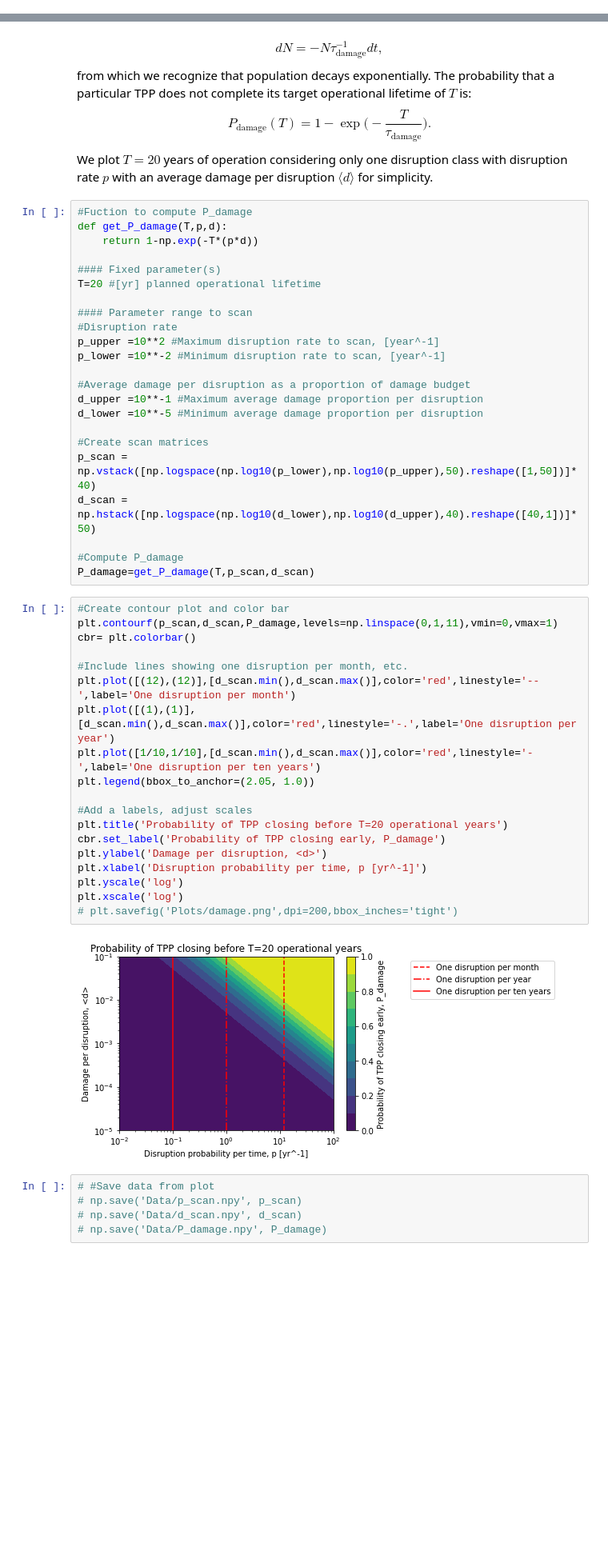
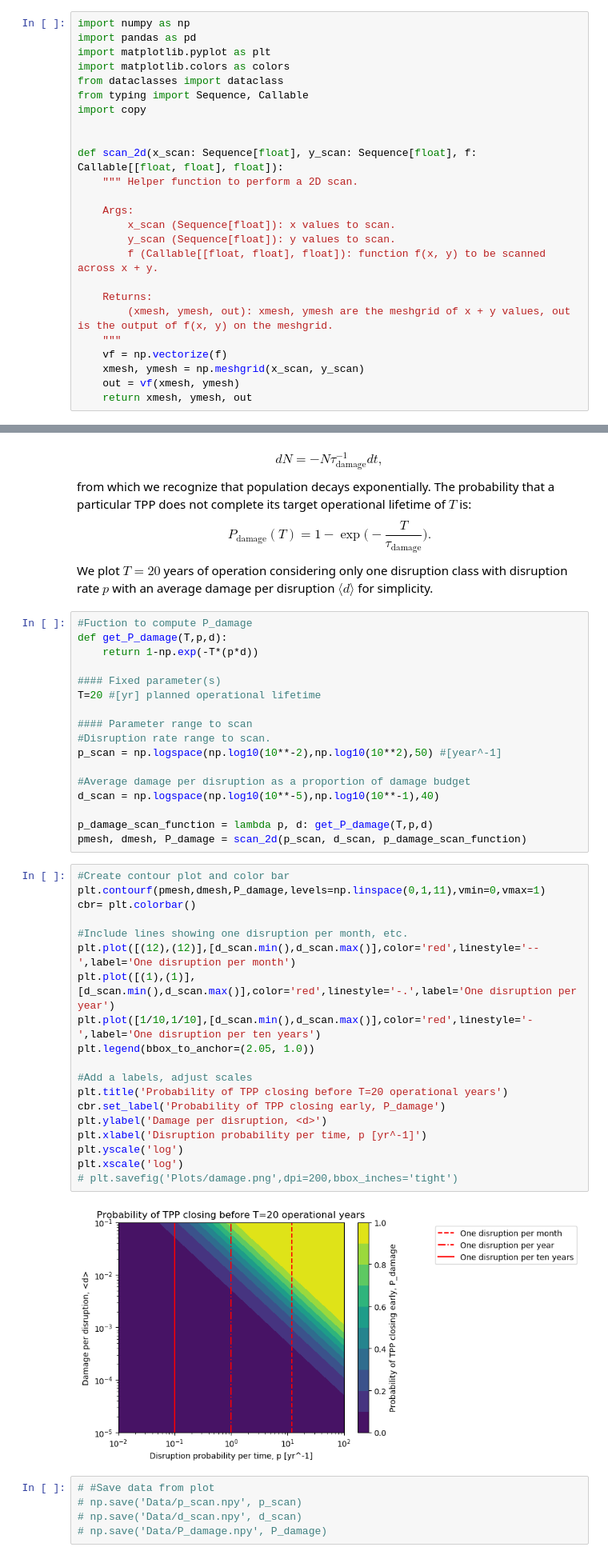
Before and after one commit to andrew-maris/disruptions-tokamak-economics, a Jupyter notebook: model_plots_data.ipynb, the cells around one changed output, grey strips where cells are left out. Shown at 80% size. Drawn from its saved outputs; the diff is of its cells as text; blank space fills up the shorter version.

Commit message:
Notebook cleanup by adopting meshgrid pattern and usage of generic scan function

```diff
--- a/model_plots_data.ipynb
+++ b/model_plots_data.ipynb
@@ -16,3 +11,28 @@ import matplotlib.colors as colors
+# %%
+import numpy as np
+import pandas as pd
+import matplotlib.pyplot as plt
+import matplotlib.colors as colors
+from dataclasses import dataclass
+from typing import Sequence, Callable
+import copy
+
+
+def scan_2d(x_scan: Sequence[float], y_scan: Sequence[float], f: Callable[[float, float], float]):
+    """ Helper function to perform a 2D scan.
+
+    Args:
+        x_scan (Sequence[float]): x values to scan.
+        y_scan (Sequence[float]): y values to scan.
+        f (Callable[[float, float], float]): function f(x, y) to be scanned across x + y.
+
+    Returns:
+        (xmesh, ymesh, out): xmesh, ymesh are the meshgrid of x + y values, out is the output of f(x, y) on the meshgrid.
+    """
+    vf = np.vectorize(f)
+    xmesh, ymesh = np.meshgrid(x_scan, y_scan)
+    out = vf(xmesh, ymesh)
+    return xmesh, ymesh, out
 # %% [markdown]
 # Section IV.B: Reduced electricity production from accumulated damage
 
@@ -42,41 +62,35 @@ def get_P_damage(T,p,d):
 T=20 #[yr] planned operational lifetime
 
 #### Parameter range to scan
-#Disruption rate
-p_upper =10**2 #Maximum disruption rate to scan, [year^-1]
-p_lower =10**-2 #Minimum disruption rate to scan, [year^-1]
+#Disruption rate range to scan.
+p_scan = np.logspace(np.log10(10**-2),np.log10(10**2),50) #[year^-1]
 
 #Average damage per disruption as a proportion of damage budget
-d_upper =10**-1 #Maximum average damage proportion per disruption
-d_lower =10**-5 #Minimum average damage proportion per disruption
+d_scan = np.logspace(np.log10(10**-5),np.log10(10**-1),40)
 
-#Create scan matrices
-p_scan = np.vstack([np.logspace(np.log10(p_lower),np.log10(p_upper),50).reshape([1,50])]*40)
-d_scan = np.hstack([np.logspace(np.log10(d_lower),np.log10(d_upper),40).reshape([40,1])]*50)
-
-#Compute P_damage
-P_damage=get_P_damage(T,p_scan,d_scan)
+p_damage_scan_function = lambda p, d: get_P_damage(T,p,d)
+pmesh, dmesh, P_damage = scan_2d(p_scan, d_scan, p_damage_scan_function)
 # %%
 #Create contour plot and color bar
-plt.contourf(p_scan,d_scan,P_damage,levels=np.linspace(0,1,11),vmin=0,vmax=1)
+plt.contourf(pmesh,dmesh,P_damage,levels=np.linspace(0,1,11),vmin=0,vmax=1)
 cbr= plt.colorbar()
 
 #Include lines showing one disruption per month, etc.
 plt.plot([(12),(12)],[d_scan.min(),d_scan.max()],color='red',linestyle='--',label='One disruption per month')
 plt.plot([(1),(1)],[d_scan.min(),d_scan.max()],color='red',linestyle='-.',label='One disruption per year')
 plt.plot([1/10,1/10],[d_scan.min(),d_scan.max()],color='red',linestyle='-',label='One disruption per ten years')
 plt.legend(bbox_to_anchor=(2.05, 1.0))
 
 #Add a labels, adjust scales
 plt.title('Probability of TPP closing before T=20 operational years')
 cbr.set_label('Probability of TPP closing early, P_damage')
 plt.ylabel('Damage per disruption, <d>')
 plt.xlabel('Disruption probability per time, p [yr^-1]')
 plt.yscale('log')
 plt.xscale('log')
 # plt.savefig('Plots/damage.png',dpi=200,bbox_inches='tight')
 # %% [output]
-[figure, old version]
+[figure, new version]
 # %%
 # #Save data from plot
 # np.save('Data/p_scan.npy', p_scan)
```
Also changed, not shown: parts of 19 cells of this notebook.
